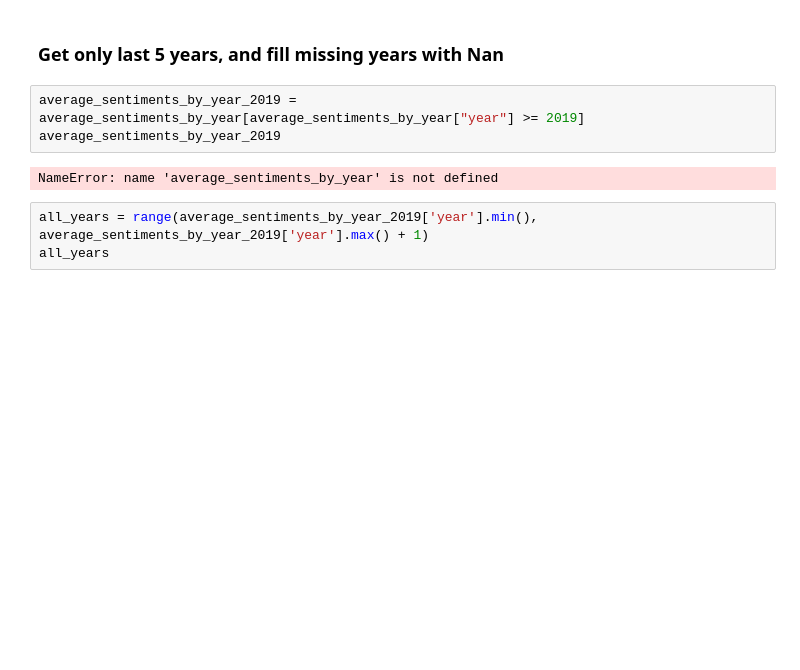
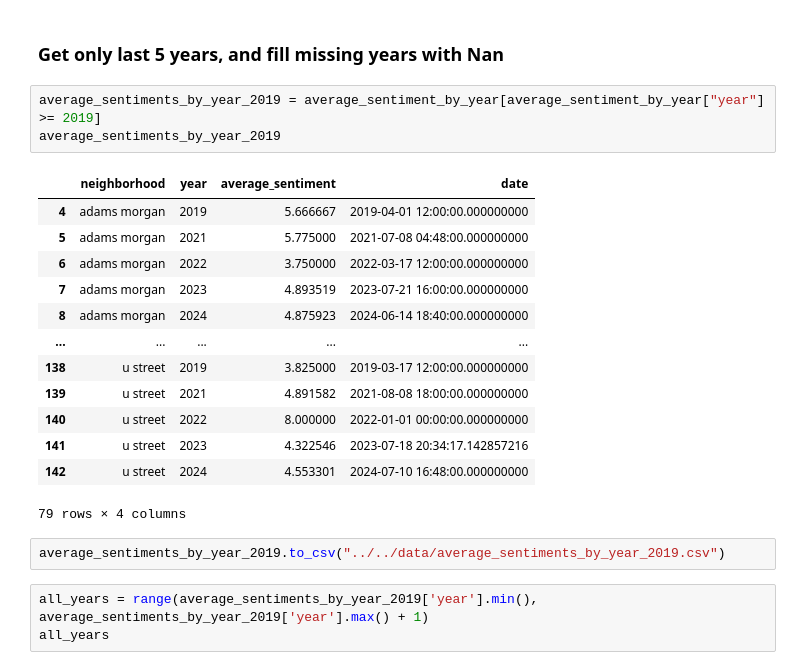
Before and after one commit to rebeccalwagner/PPOL_5203_FinalProject, a Jupyter notebook: files/analysis/fig_testing.ipynb, the cells around one changed output. Saved outputs shown, nothing was run; the diff lists cells and outputs as text; blank space fills up the shorter version.

```diff
--- a/files/analysis/fig_testing.ipynb
+++ b/files/analysis/fig_testing.ipynb
@@ -181,10 +181,24 @@ plot.save("../../figures/sentiment_by_neighborhood_box.png", dpi=300)
 # %% [markdown]
 ### Get only last 5 years, and fill missing years with Nan
 # %%
-average_sentiments_by_year_2019 = average_sentiments_by_year[average_sentiments_by_year["year"] >= 2019]
+average_sentiments_by_year_2019 = average_sentiment_by_year[average_sentiment_by_year["year"] >= 2019]
 average_sentiments_by_year_2019
 # %% [output]
+|  | neighborhood | year | average_sentiment | date |
+| 4 | adams morgan | 2019 | 5.666667 | 2019-04-01 12:00:00.000000000 |
+| 5 | adams morgan | 2021 | 5.775000 | 2021-07-08 04:48:00.000000000 |
+| 6 | adams morgan | 2022 | 3.750000 | 2022-03-17 12:00:00.000000000 |
+| 7 | adams morgan | 2023 | 4.893519 | 2023-07-21 16:00:00.000000000 |
+| 8 | adams morgan | 2024 | 4.875923 | 2024-06-14 18:40:00.000000000 |
+| ... | ... | ... | ... | ... |
+| 138 | u street | 2019 | 3.825000 | 2019-03-17 12:00:00.000000000 |
+| 139 | u street | 2021 | 4.891582 | 2021-08-08 18:00:00.000000000 |
+| 140 | u street | 2022 | 8.000000 | 2022-01-01 00:00:00.000000000 |
+| 141 | u street | 2023 | 4.322546 | 2023-07-18 20:34:17.142857216 |
+| 142 | u street | 2024 | 4.553301 | 2024-07-10 16:48:00.000000000 |
-NameError: name 'average_sentiments_by_year' is not defined
+79 rows × 4 columns
+# %%
+average_sentiments_by_year_2019.to_csv("../../data/average_sentiments_by_year_2019.csv")
 # %%
 all_years = range(average_sentiments_by_year_2019['year'].min(), average_sentiments_by_year_2019['year'].max() + 1)
 all_years
```
Also changed, not shown: parts of 17 cells of this notebook, 12 other files.
